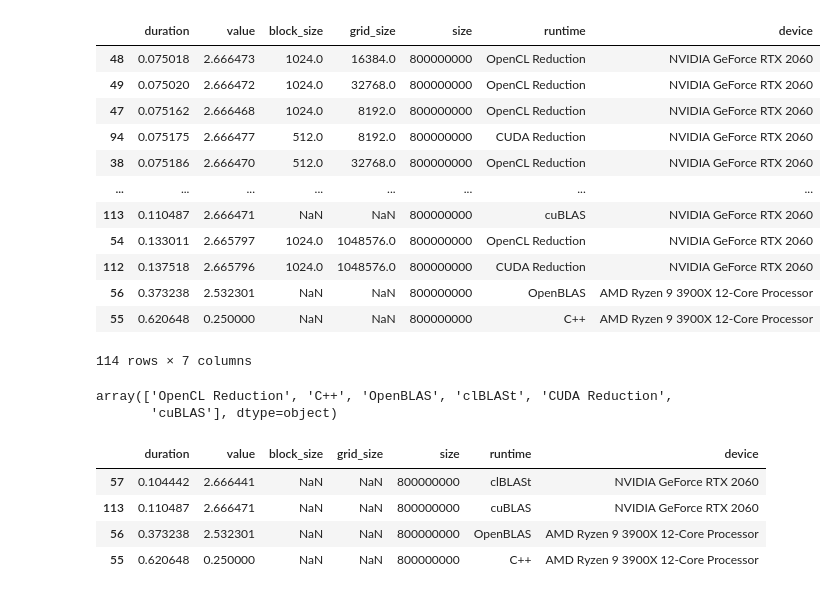
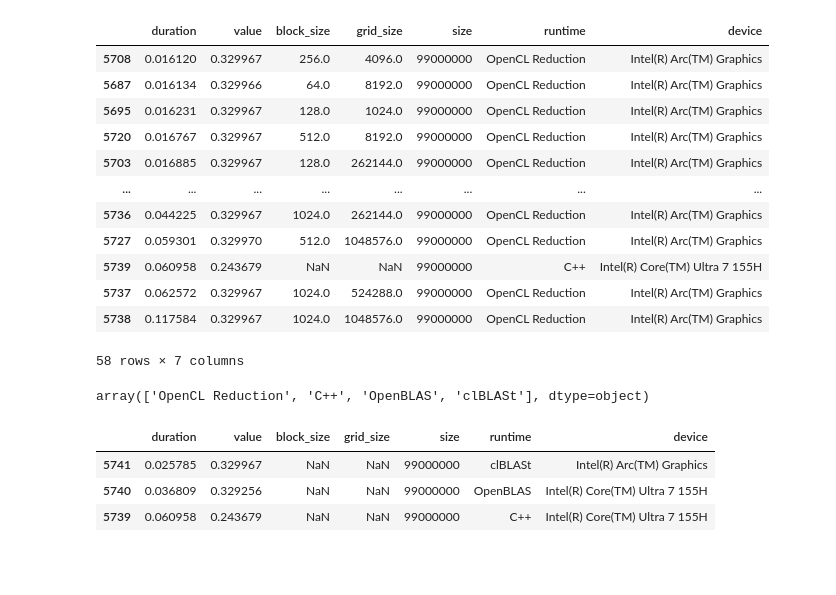
Before and after one commit to evsholukh/MatVec, a Jupyter notebook: graph.ipynb, the cells around one changed output. Saved outputs shown, nothing was run; the diff lists cells and outputs as text; code cells hidden in the pictures; blank space fills up the shorter version.

```diff
--- a/graph.ipynb
+++ b/graph.ipynb
@@ -29,40 +27,39 @@ import pandas as pd
 with open("metrics.json", encoding="utf-8") as f:
     data = json.load(f)
 # %%
-# pd.set_option('display.max_rows', 500)
+pd.set_option('display.max_rows', 10)
 
 df = pd.DataFrame(data)
+df = df[df['size'] == df['size'].max()]
 df.sort_values("duration", ascending=True)
 # %% [output]
 |  | duration | value | block_size | grid_size | size | runtime | device |
-| 48 | 0.075018 | 2.666473 | 1024.0 | 16384.0 | 800000000 | OpenCL Reduction | NVIDIA GeForce RTX 2060 |
-| 49 | 0.075020 | 2.666472 | 1024.0 | 32768.0 | 800000000 | OpenCL Reduction | NVIDIA GeForce RTX 2060 |
-| 47 | 0.075162 | 2.666468 | 1024.0 | 8192.0 | 800000000 | OpenCL Reduction | NVIDIA GeForce RTX 2060 |
-| 94 | 0.075175 | 2.666477 | 512.0 | 8192.0 | 800000000 | CUDA Reduction | NVIDIA GeForce RTX 2060 |
-| 38 | 0.075186 | 2.666470 | 512.0 | 32768.0 | 800000000 | OpenCL Reduction | NVIDIA GeForce RTX 2060 |
+| 5708 | 0.016120 | 0.329967 | 256.0 | 4096.0 | 99000000 | OpenCL Reduction | Intel(R) Arc(TM) Graphics |
+| 5687 | 0.016134 | 0.329966 | 64.0 | 8192.0 | 99000000 | OpenCL Reduction | Intel(R) Arc(TM) Graphics |
+| 5695 | 0.016231 | 0.329967 | 128.0 | 1024.0 | 99000000 | OpenCL Reduction | Intel(R) Arc(TM) Graphics |
+| 5720 | 0.016767 | 0.329967 | 512.0 | 8192.0 | 99000000 | OpenCL Reduction | Intel(R) Arc(TM) Graphics |
+| 5703 | 0.016885 | 0.329967 | 128.0 | 262144.0 | 99000000 | OpenCL Reduction | Intel(R) Arc(TM) Graphics |
 | ... | ... | ... | ... | ... | ... | ... | ... |
-| 113 | 0.110487 | 2.666471 | NaN | NaN | 800000000 | cuBLAS | NVIDIA GeForce RTX 2060 |
-| 54 | 0.133011 | 2.665797 | 1024.0 | 1048576.0 | 800000000 | OpenCL Reduction | NVIDIA GeForce RTX 2060 |
-| 112 | 0.137518 | 2.665796 | 1024.0 | 1048576.0 | 800000000 | CUDA Reduction | NVIDIA GeForce RTX 2060 |
-| 56 | 0.373238 | 2.532301 | NaN | NaN | 800000000 | OpenBLAS | AMD Ryzen 9 3900X 12-Core Processor |
-| 55 | 0.620648 | 0.250000 | NaN | NaN | 800000000 | C++ | AMD Ryzen 9 3900X 12-Core Processor |
+| 5736 | 0.044225 | 0.329967 | 1024.0 | 262144.0 | 99000000 | OpenCL Reduction | Intel(R) Arc(TM) Graphics |
+| 5727 | 0.059301 | 0.329970 | 512.0 | 1048576.0 | 99000000 | OpenCL Reduction | Intel(R) Arc(TM) Graphics |
+| 5739 | 0.060958 | 0.243679 | NaN | NaN | 99000000 | C++ | Intel(R) Core(TM) Ultra 7 155H |
+| 5737 | 0.062572 | 0.329967 | 1024.0 | 524288.0 | 99000000 | OpenCL Reduction | Intel(R) Arc(TM) Graphics |
+| 5738 | 0.117584 | 0.329967 | 1024.0 | 1048576.0 | 99000000 | OpenCL Reduction | Intel(R) Arc(TM) Graphics |
-114 rows × 7 columns
+58 rows × 7 columns
 # %%
 runtimes = df["runtime"].unique()
 runtimes
 # %% [output]
-array(['OpenCL Reduction', 'C++', 'OpenBLAS', 'clBLASt', 'CUDA Reduction',
-       'cuBLAS'], dtype=object)
+array(['OpenCL Reduction', 'C++', 'OpenBLAS', 'clBLASt'], dtype=object)
 # %%
 x = df[df['runtime'] != 'OpenCL Reduction']
 x = x[x['runtime'] != 'CUDA Reduction']
 x.sort_values("duration", ascending=True)
 # %% [output]
 |  | duration | value | block_size | grid_size | size | runtime | device |
-| 57 | 0.104442 | 2.666441 | NaN | NaN | 800000000 | clBLASt | NVIDIA GeForce RTX 2060 |
-| 113 | 0.110487 | 2.666471 | NaN | NaN | 800000000 | cuBLAS | NVIDIA GeForce RTX 2060 |
-| 56 | 0.373238 | 2.532301 | NaN | NaN | 800000000 | OpenBLAS | AMD Ryzen 9 3900X 12-Core Processor |
-| 55 | 0.620648 | 0.250000 | NaN | NaN | 800000000 | C++ | AMD Ryzen 9 3900X 12-Core Processor |
+| 5741 | 0.025785 | 0.329967 | NaN | NaN | 99000000 | clBLASt | Intel(R) Arc(TM) Graphics |
+| 5740 | 0.036809 | 0.329256 | NaN | NaN | 99000000 | OpenBLAS | Intel(R) Core(TM) Ultra 7 155H |
+| 5739 | 0.060958 | 0.243679 | NaN | NaN | 99000000 | C++ | Intel(R) Core(TM) Ultra 7 155H |
 # %%
 
 
```
Also changed, not shown: parts of 3 cells of this notebook, 2 other files.
